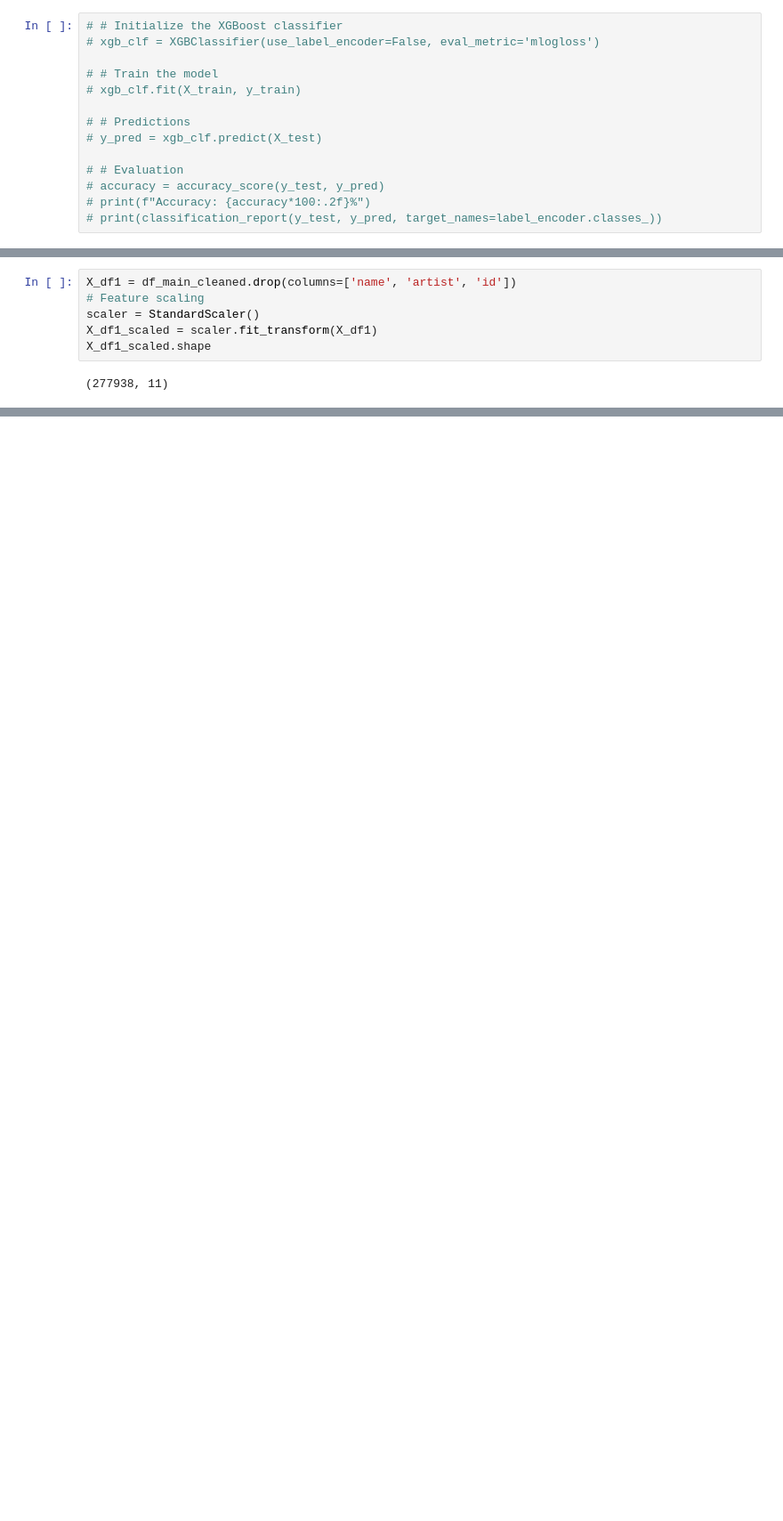
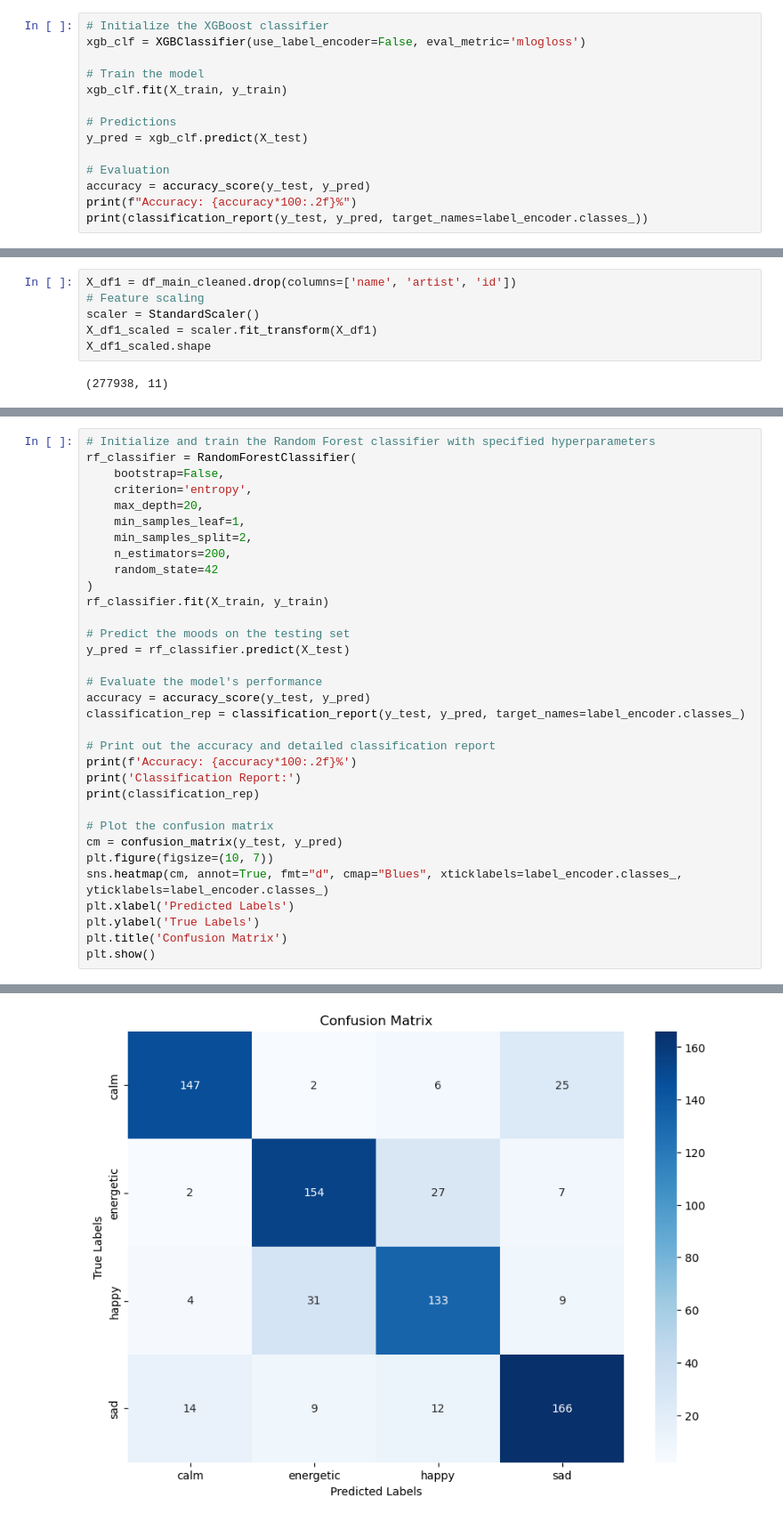
Before and after one commit to JuanRobledo12/cse6242-project, a Jupyter notebook: main.ipynb, the cells around one changed output, grey strips where cells are left out. Shown at 89% size. Drawn from its saved outputs; the diff is of its cells as text; blank space fills up the shorter version.

```diff
--- a/main.ipynb
+++ b/main.ipynb
@@ -608,16 +627,16 @@ weighted avg       0.74      0.73      0.73       459
 # %% [markdown]
 ### 3.5. XGBoost
 # %%
-# # Initialize the XGBoost classifier
-# xgb_clf = XGBClassifier(use_label_encoder=False, eval_metric='mlogloss')
+# Initialize the XGBoost classifier
+xgb_clf = XGBClassifier(use_label_encoder=False, eval_metric='mlogloss')
 
-# # Train the model
-# xgb_clf.fit(X_train, y_train)
+# Train the model
+xgb_clf.fit(X_train, y_train)
 
-# # Predictions
-# y_pred = xgb_clf.predict(X_test)
+# Predictions
+y_pred = xgb_clf.predict(X_test)
 
-# # Evaluation
-# accuracy = accuracy_score(y_test, y_pred)
-# print(f"Accuracy: {accuracy*100:.2f}%")
-# print(classification_report(y_test, y_pred, target_names=label_encoder.classes_))
+# Evaluation
+accuracy = accuracy_score(y_test, y_pred)
+print(f"Accuracy: {accuracy*100:.2f}%")
+print(classification_report(y_test, y_pred, target_names=label_encoder.classes_))
@@ -684,0 +732,34 @@ RandomForestClassifier(min_samples_leaf=2, random_state=42)
+# %%
+# Initialize and train the Random Forest classifier with specified hyperparameters
+rf_classifier = RandomForestClassifier(
+    bootstrap=False,
+    criterion='entropy',
+    max_depth=20,
+    min_samples_leaf=1,
+    min_samples_split=2,
+    n_estimators=200,
+    random_state=42
+)
+rf_classifier.fit(X_train, y_train)
+
+# Predict the moods on the testing set
+y_pred = rf_classifier.predict(X_test)
+
+# Evaluate the model's performance
+accuracy = accuracy_score(y_test, y_pred)
+classification_rep = classification_report(y_test, y_pred, target_names=label_encoder.classes_)
+
+# Print out the accuracy and detailed classification report
+print(f'Accuracy: {accuracy*100:.2f}%')
+print('Classification Report:')
+print(classification_rep)
+
+# Plot the confusion matrix
+cm = confusion_matrix(y_test, y_pred)
+plt.figure(figsize=(10, 7))
+sns.heatmap(cm, annot=True, fmt="d", cmap="Blues", xticklabels=label_encoder.classes_, yticklabels=label_encoder.classes_)
+plt.xlabel('Predicted Labels')
+plt.ylabel('True Labels')
+plt.title('Confusion Matrix')
+plt.show()
+# %% [output]
@@ -684,0 +778 @@ RandomForestClassifier(min_samples_leaf=2, random_state=42)
+[figure, added]
```
Also changed, not shown: parts of 33 cells of this notebook, 6 other files.
